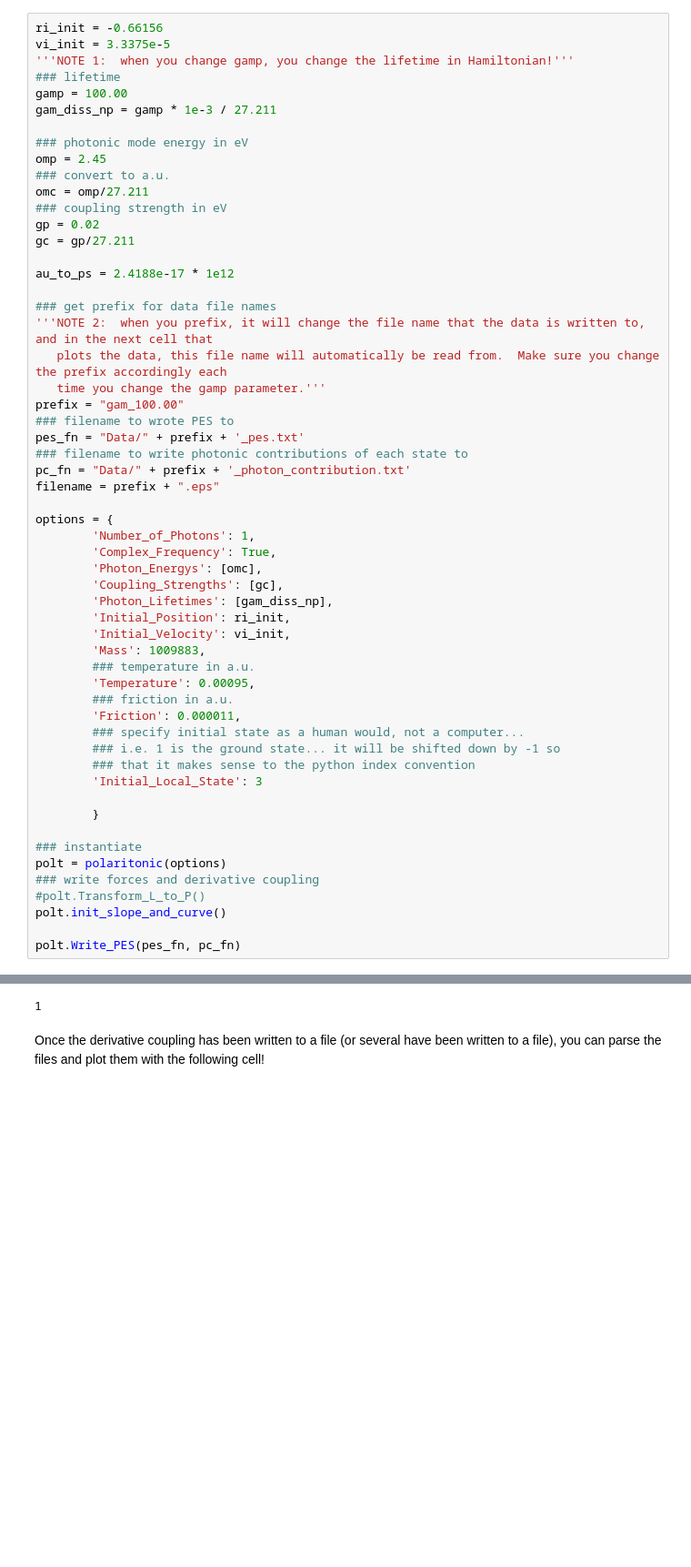
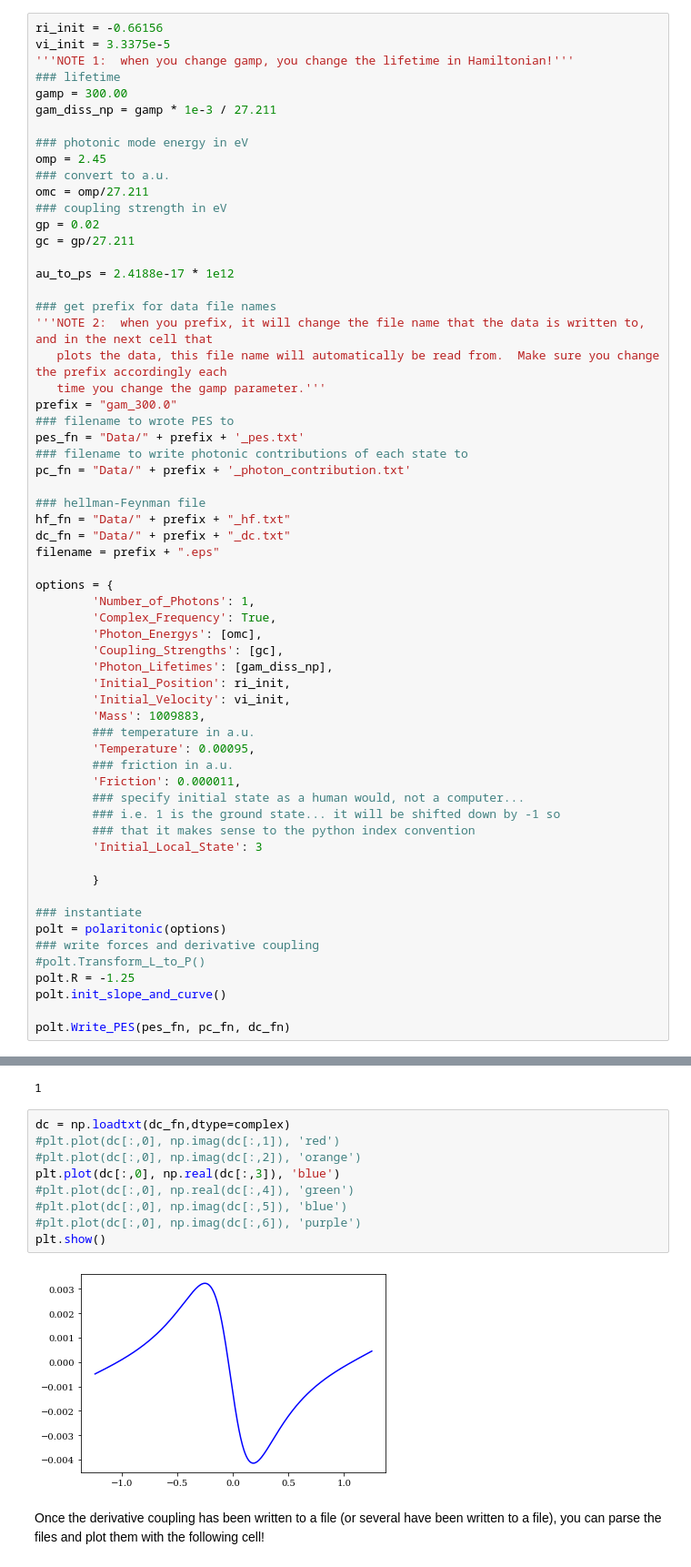
Before and after one commit to FoleyLab/PyCQED, a Jupyter notebook: Plot_PES.ipynb, the cells around one changed output, grey strips where cells are left out. Shown: that part at 91% size. Drawn from its saved outputs; the diff is of its cells as text; blank space fills up the shorter version.

```diff
--- a/Plot_PES.ipynb
+++ b/Plot_PES.ipynb
@@ -22,7 +22,7 @@ ri_init = -0.66156
 vi_init = 3.3375e-5
 '''NOTE 1:  when you change gamp, you change the lifetime in Hamiltonian!'''
 ### lifetime
-gamp = 100.00
+gamp = 300.00
 gam_diss_np = gamp * 1e-3 / 27.211
 
 ### photonic mode energy in eV
@@ -39,11 +39,15 @@ au_to_ps = 2.4188e-17 * 1e12
 '''NOTE 2:  when you prefix, it will change the file name that the data is written to, and in the next cell that
    plots the data, this file name will automatically be read from.  Make sure you change the prefix accordingly each
    time you change the gamp parameter.'''
-prefix = "gam_100.00"
+prefix = "gam_300.0"
 ### filename to wrote PES to
 pes_fn = "Data/" + prefix + '_pes.txt'
 ### filename to write photonic contributions of each state to
 pc_fn = "Data/" + prefix + '_photon_contribution.txt'
+
+### hellman-Feynman file
+hf_fn = "Data/" + prefix + "_hf.txt"
+dc_fn = "Data/" + prefix + "_dc.txt"
 filename = prefix + ".eps"
 
 options = {
@@ -70,12 +74,24 @@ options = {
 polt = polaritonic(options)
 ### write forces and derivative coupling
 #polt.Transform_L_to_P()
+polt.R = -1.25
 polt.init_slope_and_curve()
 
-polt.Write_PES(pes_fn, pc_fn)
+polt.Write_PES(pes_fn, pc_fn, dc_fn)
 # %% [output]
 scaling condition True
 complex condition True
 1
+# %%
+dc = np.loadtxt(dc_fn,dtype=complex)
+#plt.plot(dc[:,0], np.imag(dc[:,1]), 'red')
+#plt.plot(dc[:,0], np.imag(dc[:,2]), 'orange')
+plt.plot(dc[:,0], np.real(dc[:,3]), 'blue')
+#plt.plot(dc[:,0], np.real(dc[:,4]), 'green')
+#plt.plot(dc[:,0], np.imag(dc[:,5]), 'blue')
+#plt.plot(dc[:,0], np.imag(dc[:,6]), 'purple')
+plt.show()
+# %% [output]
+[figure, added]
 # %% [markdown]
 Once the derivative coupling has been written to a file (or several have been written to a file), you can parse the files and plot them with the following cell!
```
Also changed, not shown: parts of 5 cells of this notebook, 2 other files.
